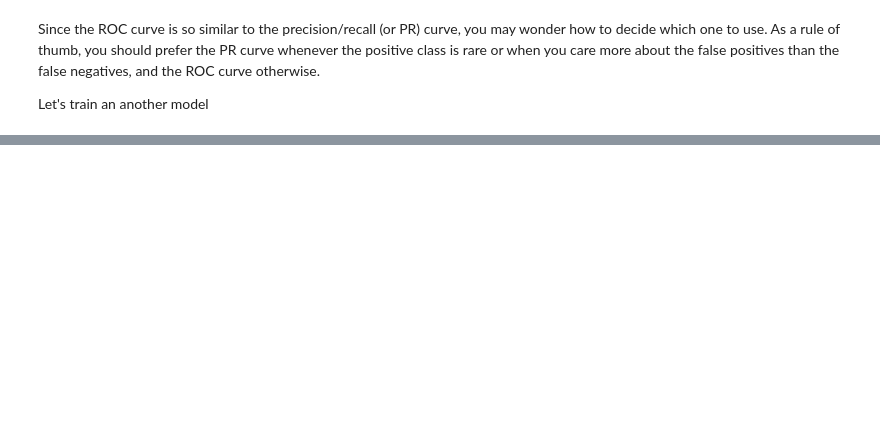
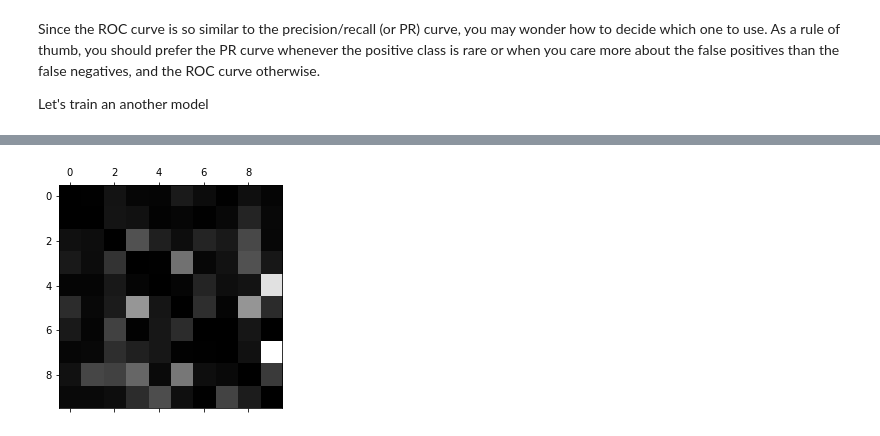
Before and after one commit to atulsingh0/MachineLearning, a Jupyter notebook: HandsOnML/03Classification.ipynb, the cells around one changed output, grey strips where cells are left out. Saved outputs shown, nothing was run; the diff lists cells and outputs as text; code cells hidden in the pictures; blank space fills up the shorter version.

```diff
--- a/HandsOnML/03Classification.ipynb
+++ b/HandsOnML/03Classification.ipynb
@@ -299,0 +393,10 @@ rf_clf = RandomForestClassifier(random_state=142)
+# %%
+# normalizing the confusion matrix
+row_sums = cm.sum(axis=1, keepdims=True)
+norm_conf_mx = cm / row_sums
+# %%
+np.fill_diagonal(norm_conf_mx,0)
+plt.matshow(norm_conf_mx, cmap=plt.cm.gray)
+plt.show()
+# %% [output]
+[figure, added]
```
Also changed, not shown: parts of 39 cells of this notebook.
